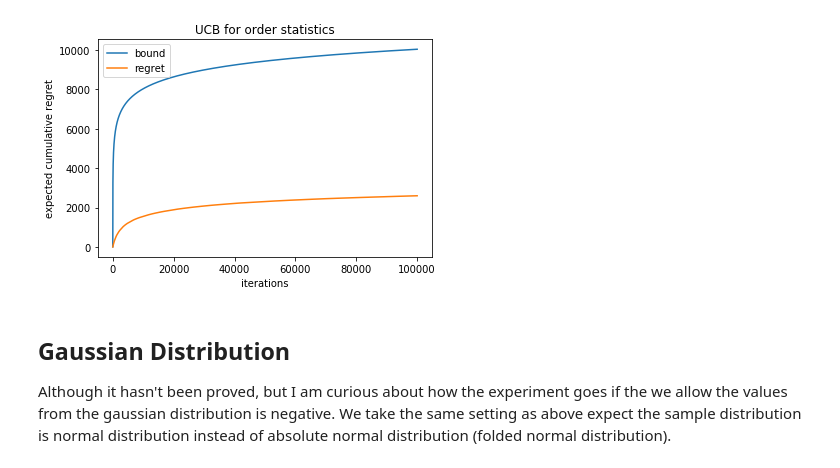
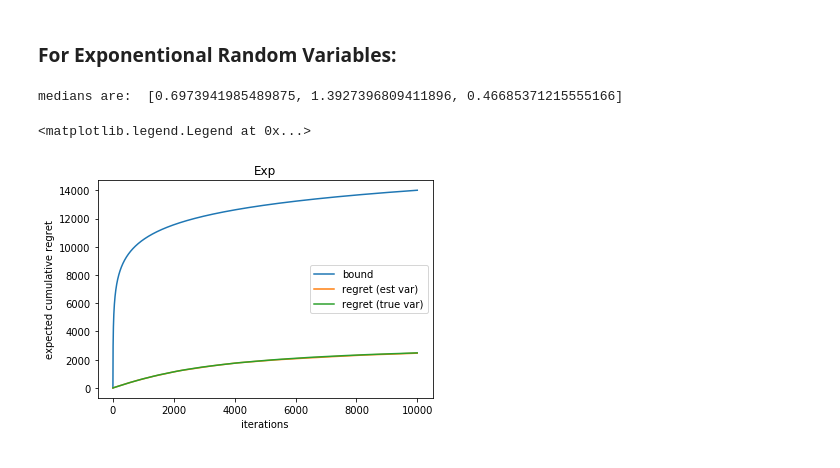
Before and after one commit to chengsoonong/eheye, a Jupyter notebook: QuantUCB/ucb_order_statistics.ipynb, the cells around one changed output. Cells and saved outputs as stored; diff of their text form; code cells hidden in the pictures.

Commit message:
new experiment with proof

```diff
--- a/QuantUCB/ucb_order_statistics.ipynb
+++ b/QuantUCB/ucb_order_statistics.ipynb
@@ -83,0 +97,2 @@ for i in range(1, num_rounds):
+# %% [markdown]
+### For Exponentional Random Variables:
@@ -84,14 +110,69 @@ for i in range(1, num_rounds):
+# %%
+
+num_rounds = 10000
+num_exper = 50
+
+num_arms = 3
+scales = [1, 2, 2.0/3] # lambda = 1, 0.5, 1.5
+rewards_env = []
+medians = []
+
+for i in range(num_arms):
+    rewards_env.append(Exp_Environment(scale = scales[i]))
+    medians.append(np.median(np.random.exponential(scale = scales[i], size = num_rounds)))
+
+print('medians are: ', medians)
+
+best_arm = np.argmax(medians)
+# %% [output]
+medians are:  [0.6973941985489875, 1.3927396809411896, 0.46685371215555166]
+# %%
+# use estimate variance
+
+regrets = []
+
+for i in range(num_exper):
+    agent = UCB_os_exp(rewards_env, num_rounds, medians, est_var = True)
+    regrets.append(agent.play())
+
+np.asarray(regrets).reshape((num_exper, num_rounds-3))
+expected_regrets_est_var = np.mean(regrets, axis = 0)
+# %%
+# use true variance
+
+regrets = []
+
+for i in range(num_exper):
+    agent = UCB_os_exp(rewards_env, num_rounds, medians, est_var = False)
+    regrets.append(agent.play())
+
+np.asarray(regrets).reshape((num_exper, num_rounds-3))
+expected_regrets_true_var = np.mean(regrets, axis = 0)
+# %%
+def bound(num_arm, num_round, medians):
+    bound = 0
+    best_arm = np.argmax(medians)
+    for i in range(num_arm):
+        theta = 1.0/scales[i]
+        delta = medians[best_arm] - medians[i]
+        beta = 32 * theta * np.log(num_round) * (theta + delta * np.log(2))
+        if i != best_arm:
+            bound += (np.sqrt(beta) +4 * theta * np.sqrt(2 * np.log(num_round)))**2/ (delta**2 * np.log(2) ** 2)
+        bound+= (1+ np.pi**2/3) * delta
+    return bound
+
+bounds = []
+for i in range(1, num_rounds):
+    bounds.append(bound(num_arms, i, medians))
 # %%
 plt.plot(bounds, label = 'bound')
-plt.plot(expected_regrets, label = 'regret')
+plt.plot(expected_regrets_est_var, label = 'regret (est var)')
+plt.plot(expected_regrets_true_var, label = 'regret (true var)')
 plt.xlabel('iterations')
 plt.ylabel('expected cumulative regret')
-plt.title('UCB for order statistics')
+plt.title('Exp')
 plt.legend()
-plt.savefig('ucb_orderstat.png')
+#plt.savefig('ucb_orderstat_exp_estimate_variance.png')
 # %% [output]
+<matplotlib.legend.Legend at 0x...>
-[figure, old version]
+[figure, new version]
-# %% [markdown]
-##  Gaussian Distribution
-
-Although it hasn't been proved, but I am curious about how the experiment goes if the we allow the values from the gaussian distribution is negative. We take the same setting as above expect the sample distribution is normal distribution instead of absolute normal distribution (folded normal distribution).
```
Also changed, not shown: parts of 18 cells of this notebook, 1 other file.
